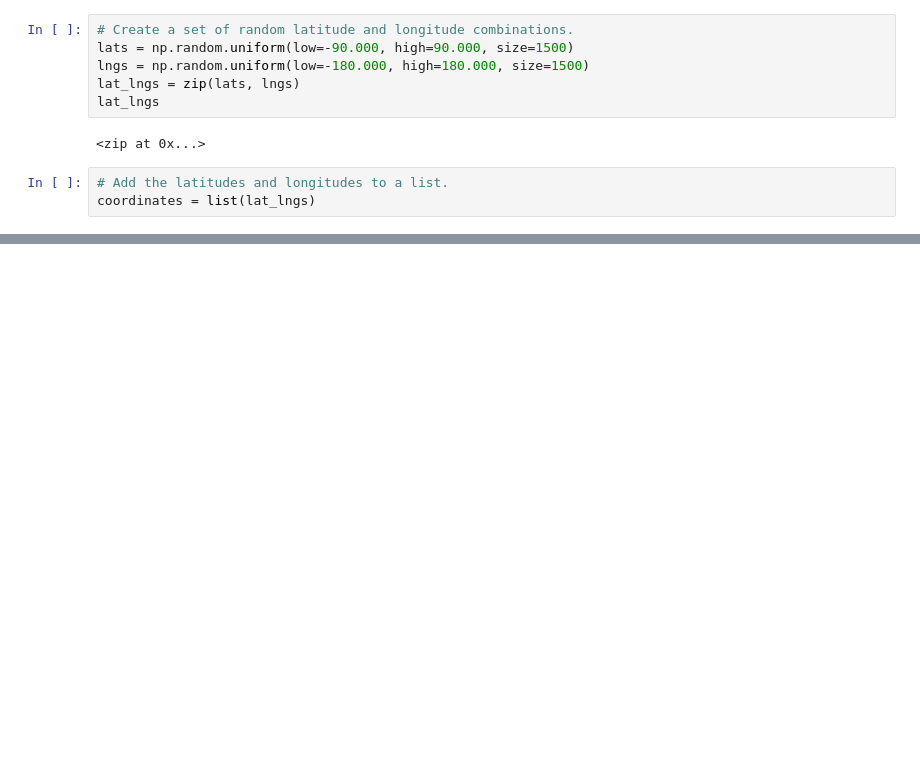
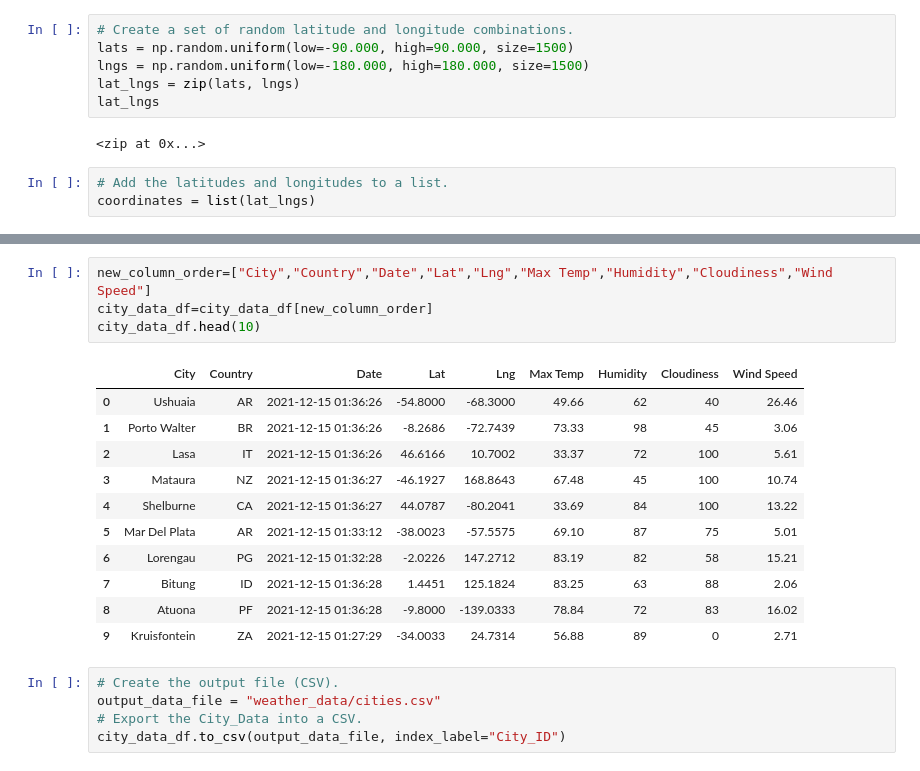
Before and after one commit to rllemos/World_Weather_Analysis, a Jupyter notebook: WeatherPy.ipynb, the cells around one changed output, grey strips where cells are left out. Drawn from its saved outputs; the diff is of its cells as text; blank space fills up the shorter version.

```diff
--- a/WeatherPy.ipynb
+++ b/WeatherPy.ipynb
@@ -32,0 +153,21 @@ len(cities)
+# %%
+new_column_order=["City","Country","Date","Lat","Lng","Max Temp","Humidity","Cloudiness","Wind Speed"]
+city_data_df=city_data_df[new_column_order]
+city_data_df.head(10)
+# %% [output]
+|  | City | Country | Date | Lat | Lng | Max Temp | Humidity | Cloudiness | Wind Speed |
+| 0 | Ushuaia | AR | 2021-12-15 01:36:26 | -54.8000 | -68.3000 | 49.66 | 62 | 40 | 26.46 |
+| 1 | Porto Walter | BR | 2021-12-15 01:36:26 | -8.2686 | -72.7439 | 73.33 | 98 | 45 | 3.06 |
+| 2 | Lasa | IT | 2021-12-15 01:36:26 | 46.6166 | 10.7002 | 33.37 | 72 | 100 | 5.61 |
+| 3 | Mataura | NZ | 2021-12-15 01:36:27 | -46.1927 | 168.8643 | 67.48 | 45 | 100 | 10.74 |
+| 4 | Shelburne | CA | 2021-12-15 01:36:27 | 44.0787 | -80.2041 | 33.69 | 84 | 100 | 13.22 |
+| 5 | Mar Del Plata | AR | 2021-12-15 01:33:12 | -38.0023 | -57.5575 | 69.10 | 87 | 75 | 5.01 |
+| 6 | Lorengau | PG | 2021-12-15 01:32:28 | -2.0226 | 147.2712 | 83.19 | 82 | 58 | 15.21 |
+| 7 | Bitung | ID | 2021-12-15 01:36:28 | 1.4451 | 125.1824 | 83.25 | 63 | 88 | 2.06 |
+| 8 | Atuona | PF | 2021-12-15 01:36:28 | -9.8000 | -139.0333 | 78.84 | 72 | 83 | 16.02 |
+| 9 | Kruisfontein | ZA | 2021-12-15 01:27:29 | -34.0033 | 24.7314 | 56.88 | 89 | 0 | 2.71 |
+# %%
+# Create the output file (CSV).
+output_data_file = "weather_data/cities.csv"
+# Export the City_Data into a CSV.
+city_data_df.to_csv(output_data_file, index_label="City_ID")
```
Also changed, not shown: parts of 5 cells of this notebook, 3 other files.
